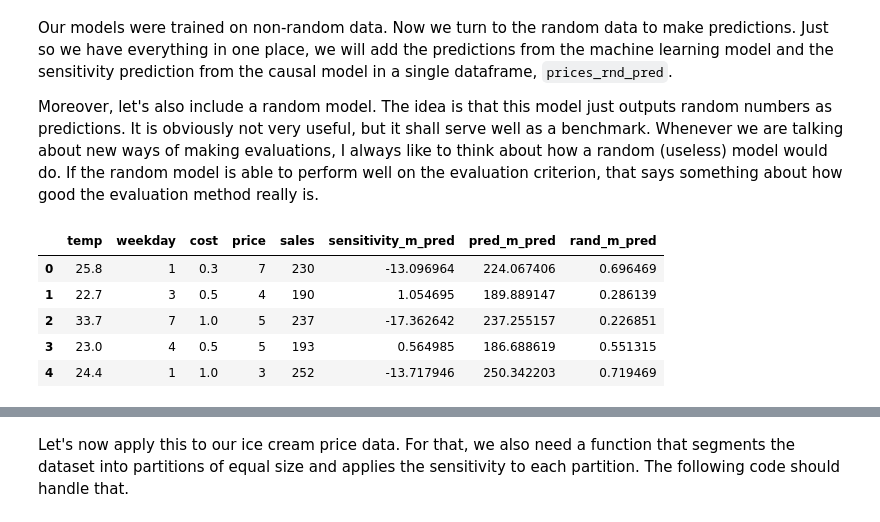
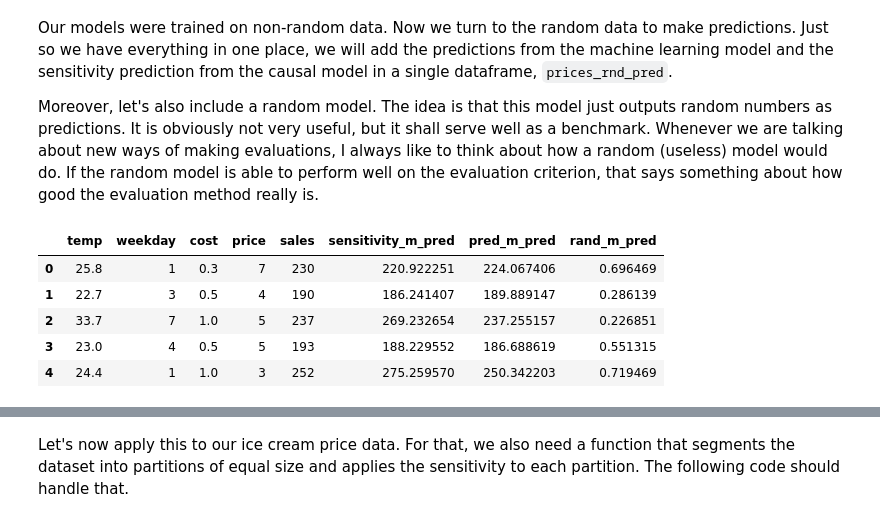
Before and after one commit to AluminumShark/python-causality-handbook, a Jupyter notebook: causal-inference-for-the-brave-and-true/19-Evaluating-Causal-Models.ipynb, the cells around one changed output, grey strips where cells are left out. Saved outputs shown, nothing was run; the diff lists cells and outputs as text; code cells hidden in the pictures.

```diff
--- a/causal-inference-for-the-brave-and-true/19-Evaluating-Causal-Models.ipynb
+++ b/causal-inference-for-the-brave-and-true/19-Evaluating-Causal-Models.ipynb
@@ -32,8 +50,8 @@ In this chapter, we'll use non random data to estimate our causal models and ran
 
 And just in case you forgot, here is what the data looks like.
 # %%
-prices = pd.read_csv("./data/ice_cream_sales.csv") # loads non-random data
-prices_rnd = pd.read_csv("./data/ice_cream_sales_rnd.csv") # loads random data
+prices = pd.read_csv("./ice_cream_sales.csv") # loads non-random data
+prices_rnd = pd.read_csv("./ice_cream_sales_rnd.csv") # loads random data
 print(prices_rnd.shape)
 prices.head()
 # %% [output]
@@ -92,23 +110,23 @@ Moreover, let's also include a random model. The idea is that this model just ou
 # %%
 def predict_sensitivity(model, price_df, h=0.01):
     return (model.predict(price_df.assign(price=price_df["price"]+h))
             - model.predict(price_df)) / h
 
 np.random.seed(123)
 prices_rnd_pred = prices_rnd.assign(**{
-    "sensitivity_m_pred": predict_sensitivity(m1, prices_rnd), ## sensitivity model
+    "sensitivity_m_pred": m1.predict(prices_rnd[X]), ## sensitivity model
     "pred_m_pred": m2.predict(prices_rnd[X]), ## predictive model
     "rand_m_pred": np.random.uniform(size=prices_rnd.shape[0]), ## random model
 })
 
 prices_rnd_pred.head()
 # %% [output]
 |  | temp | weekday | cost | price | sales | sensitivity_m_pred | pred_m_pred | rand_m_pred |
-| 0 | 25.8 | 1 | 0.3 | 7 | 230 | -13.096964 | 224.067406 | 0.696469 |
-| 1 | 22.7 | 3 | 0.5 | 4 | 190 | 1.054695 | 189.889147 | 0.286139 |
-| 2 | 33.7 | 7 | 1.0 | 5 | 237 | -17.362642 | 237.255157 | 0.226851 |
-| 3 | 23.0 | 4 | 0.5 | 5 | 193 | 0.564985 | 186.688619 | 0.551315 |
-| 4 | 24.4 | 1 | 1.0 | 3 | 252 | -13.717946 | 250.342203 | 0.719469 |
+| 0 | 25.8 | 1 | 0.3 | 7 | 230 | 220.922251 | 224.067406 | 0.696469 |
+| 1 | 22.7 | 3 | 0.5 | 4 | 190 | 186.241407 | 189.889147 | 0.286139 |
+| 2 | 33.7 | 7 | 1.0 | 5 | 237 | 269.232654 | 237.255157 | 0.226851 |
+| 3 | 23.0 | 4 | 0.5 | 5 | 193 | 188.229552 | 186.688619 | 0.551315 |
+| 4 | 24.4 | 1 | 1.0 | 3 | 252 | 275.259570 | 250.342203 | 0.719469 |
 # %% [markdown]
 ## Sensitivity by Model Band
 
```
Also changed, not shown: parts of 5 cells of this notebook.
